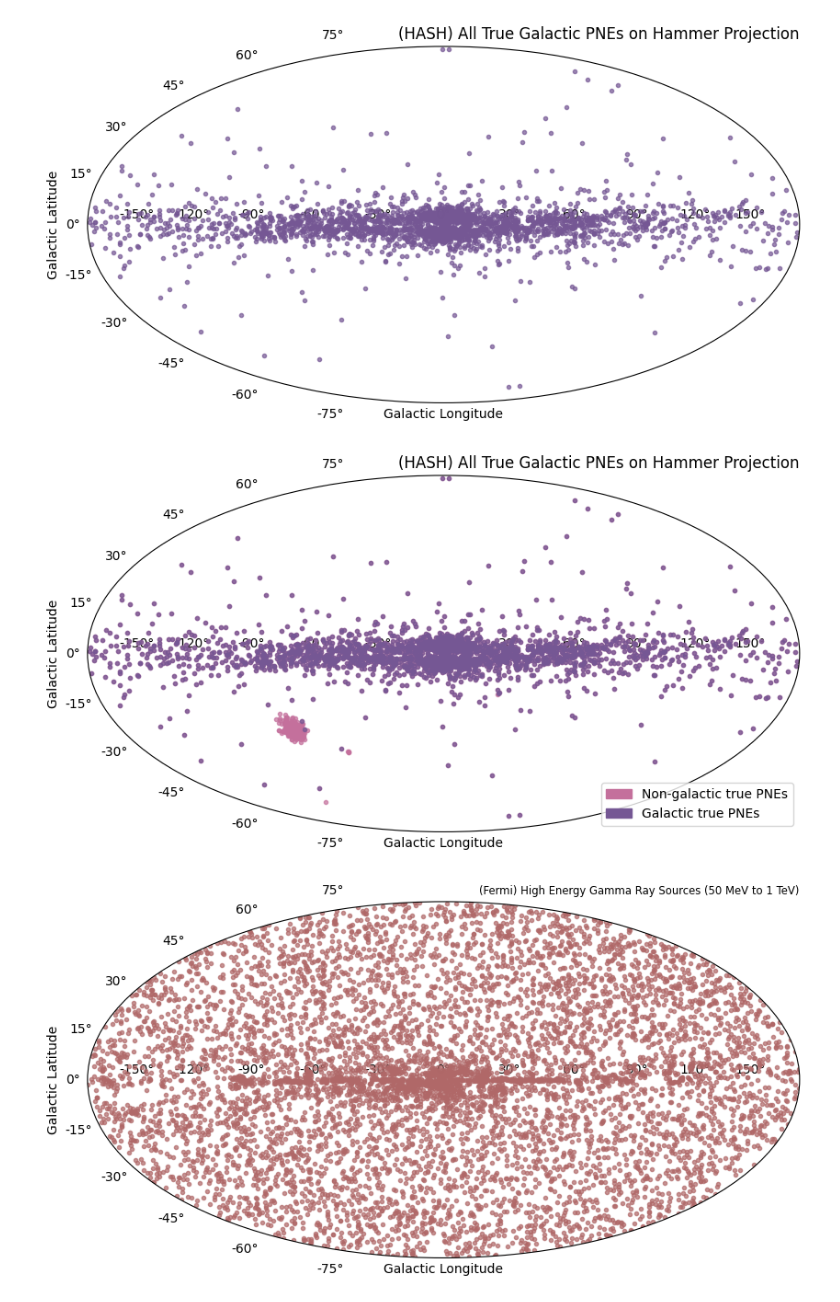
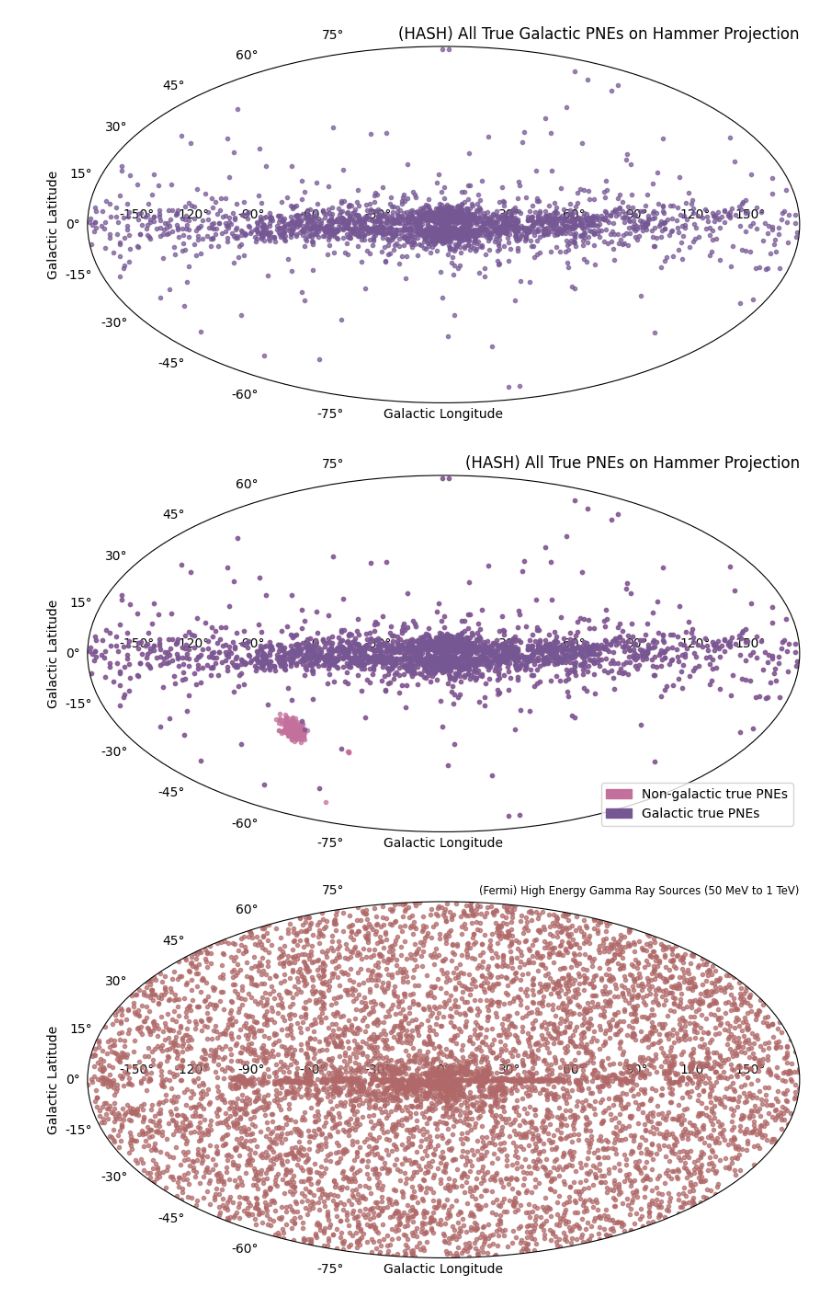
Before and after one commit to raniaisobel/HKU-LSR-Internship, a Jupyter notebook: PNe_Proj.ipynb, the cells around one changed output. Cells and saved outputs as stored; diff of their text form; code cells hidden in the pictures.

Commit message:
Fixed plot title error

```diff
--- a/PNe_Proj.ipynb
+++ b/PNe_Proj.ipynb
@@ -88,20 +88,20 @@ plt.show()
 # %%
 # Plotting All PNe -------------------------------------------------------------
 fig = plt.figure(figsize=(10,15))
 a = fig.add_subplot(111,projection='hammer')
 a.plot(g_coords2.l.wrap_at(180*u.deg).to(u.radian), g_coords2.b.to(u.radian),'o',markersize=3, alpha=0.7,color='#c4709c')
 a.plot(g_coords1.l.wrap_at(180*u.deg).to(u.radian), g_coords1.b.to(u.radian),'o',markersize=3, alpha=0.7,color='#755794')
 
-a.set_title("(HASH) All True Galactic PNEs on Hammer Projection",loc='right')
+a.set_title("(HASH) All True PNEs on Hammer Projection",loc='right')
 a.set_xlabel("Galactic Longitude")
 a.set_ylabel("Galactic Latitude")
 pink_patch = mpatches.Patch(color='#c4709c', label='Non-galactic true PNEs')
 purple_patch = mpatches.Patch(color='#755794', label='Galactic true PNEs')
 handles = [pink_patch,purple_patch]
 plt.legend(handles=handles, loc='lower right')
 plt.show()
 # %% [output]
-[figure, old version]
+[figure, new version]
 # %%
 # Plotting Fermi ---------------------------------------------------------------
 fig = plt.figure(figsize=(10,15))
```
